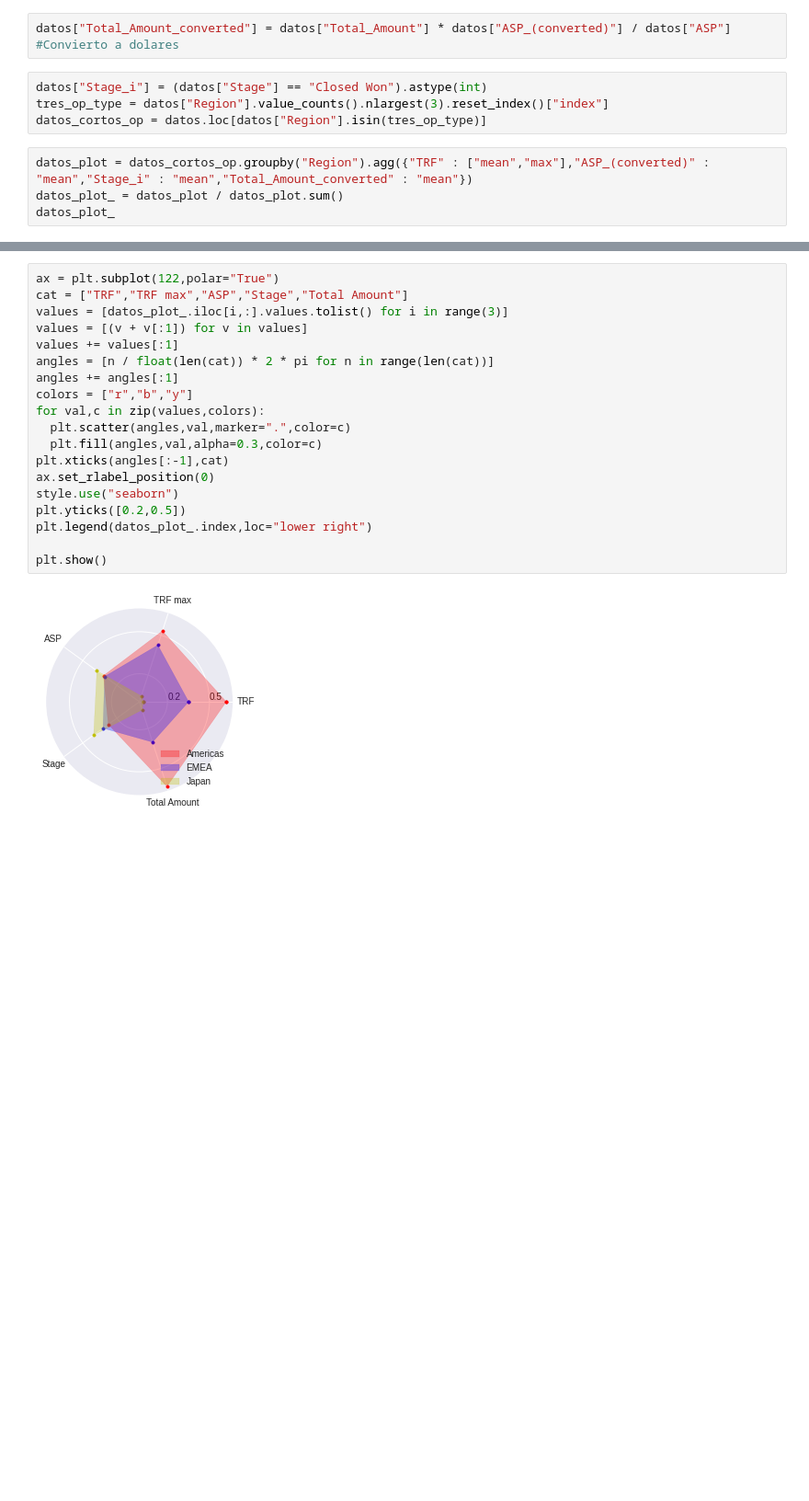
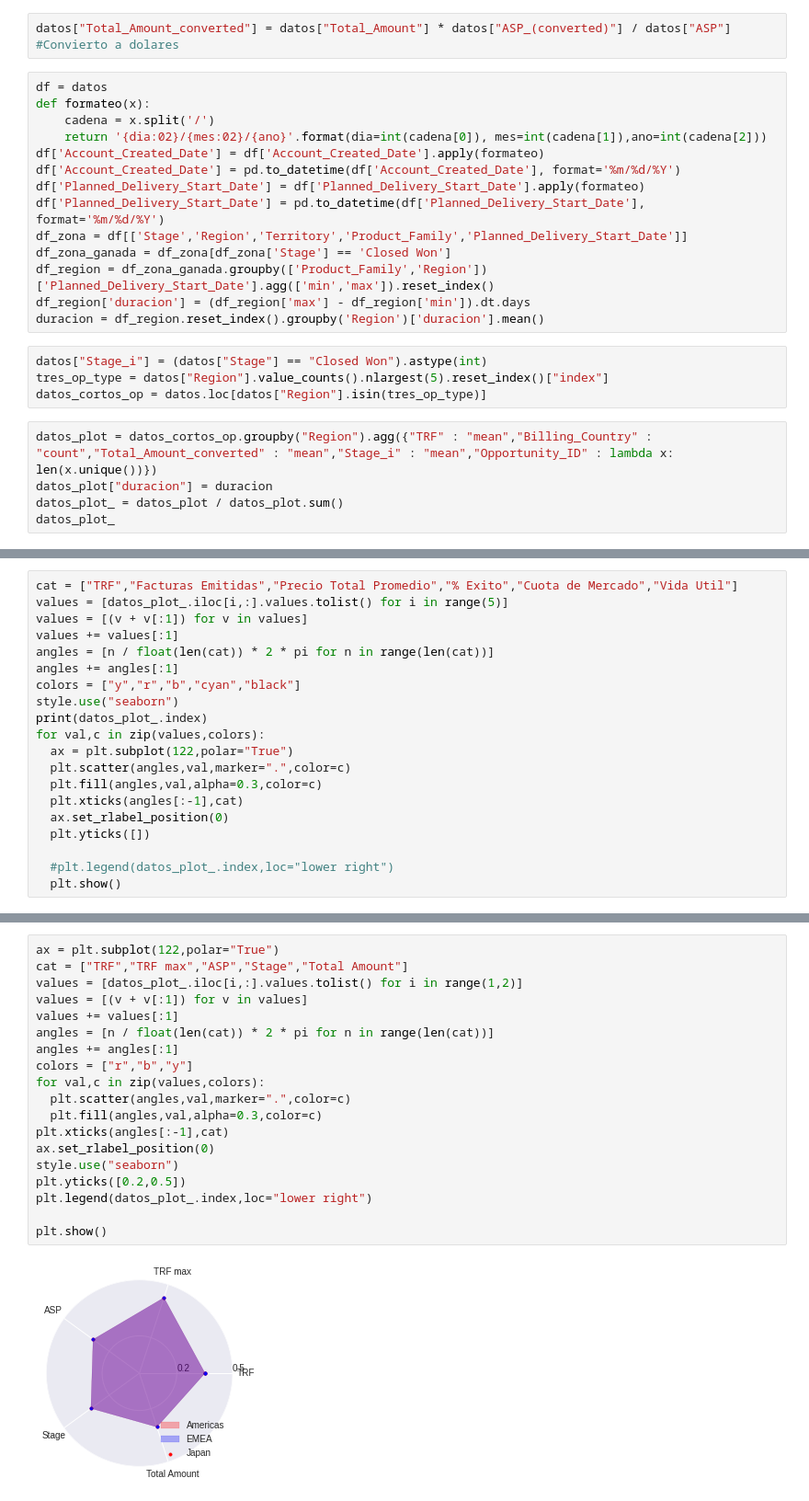
Before and after one commit to gianbelinche/TP1-OrgaDeDatos, a Jupyter notebook: Insights/radar chart.ipynb, the cells around one changed output, grey strips where cells are left out. Shown: that part at 92% size. Saved outputs shown, nothing was run; the diff lists cells and outputs as text; blank space fills up the shorter version.

```diff
--- a/Insights/radar chart.ipynb
+++ b/Insights/radar chart.ipynb
@@ -15,12 +15,27 @@ from math import pi
 datos = datos.loc[datos["ASP"] != 0]
 # %%
 datos["Total_Amount_converted"] = datos["Total_Amount"] * datos["ASP_(converted)"] / datos["ASP"] #Convierto a dolares
+# %%
+df = datos
+def formateo(x):
+    cadena = x.split('/')
+    return '{dia:02}/{mes:02}/{ano}'.format(dia=int(cadena[0]), mes=int(cadena[1]),ano=int(cadena[2]))
+df['Account_Created_Date'] = df['Account_Created_Date'].apply(formateo)
+df['Account_Created_Date'] = pd.to_datetime(df['Account_Created_Date'], format='%m/%d/%Y')
+df['Planned_Delivery_Start_Date'] = df['Planned_Delivery_Start_Date'].apply(formateo)
+df['Planned_Delivery_Start_Date'] = pd.to_datetime(df['Planned_Delivery_Start_Date'], format='%m/%d/%Y')
+df_zona = df[['Stage','Region','Territory','Product_Family','Planned_Delivery_Start_Date']]
+df_zona_ganada = df_zona[df_zona['Stage'] == 'Closed Won']
+df_region = df_zona_ganada.groupby(['Product_Family','Region'])['Planned_Delivery_Start_Date'].agg(['min','max']).reset_index()
+df_region['duracion'] = (df_region['max'] - df_region['min']).dt.days
+duracion = df_region.reset_index().groupby('Region')['duracion'].mean()
 # %%
 datos["Stage_i"] = (datos["Stage"] == "Closed Won").astype(int)
-tres_op_type = datos["Region"].value_counts().nlargest(3).reset_index()["index"]
+tres_op_type = datos["Region"].value_counts().nlargest(5).reset_index()["index"]
 datos_cortos_op = datos.loc[datos["Region"].isin(tres_op_type)]
 # %%
-datos_plot = datos_cortos_op.groupby("Region").agg({"TRF" : ["mean","max"],"ASP_(converted)" : "mean","Stage_i" : "mean","Total_Amount_converted" : "mean"})
+datos_plot = datos_cortos_op.groupby("Region").agg({"TRF" : "mean","Billing_Country" : "count","Total_Amount_converted" : "mean","Stage_i" : "mean","Opportunity_ID" : lambda x: len(x.unique())})
+datos_plot["duracion"] = duracion
 datos_plot_ = datos_plot / datos_plot.sum()
 datos_plot_
 # %% [output]
@@ -32,0 +49,20 @@ datos_plot_
+# %%
+cat = ["TRF","Facturas Emitidas","Precio Total Promedio","% Exito","Cuota de Mercado","Vida Util"]
+values = [datos_plot_.iloc[i,:].values.tolist() for i in range(5)]
+values = [(v + v[:1]) for v in values]
+values += values[:1]
+angles = [n / float(len(cat)) * 2 * pi for n in range(len(cat))]
+angles += angles[:1]
+colors = ["y","r","b","cyan","black"]
+style.use("seaborn")
+print(datos_plot_.index)
+for val,c in zip(values,colors):
+  ax = plt.subplot(122,polar="True")
+  plt.scatter(angles,val,marker=".",color=c)
+  plt.fill(angles,val,alpha=0.3,color=c)
+  plt.xticks(angles[:-1],cat)
+  ax.set_rlabel_position(0)
+  plt.yticks([])
+
+  #plt.legend(datos_plot_.index,loc="lower right")
+  plt.show()
@@ -33,21 +76,21 @@ datos_plot_
 # %%
 ax = plt.subplot(122,polar="True")
 cat = ["TRF","TRF max","ASP","Stage","Total Amount"]
-values = [datos_plot_.iloc[i,:].values.tolist() for i in range(3)]
+values = [datos_plot_.iloc[i,:].values.tolist() for i in range(1,2)]
 values = [(v + v[:1]) for v in values]
 values += values[:1]
 angles = [n / float(len(cat)) * 2 * pi for n in range(len(cat))]
 angles += angles[:1]
 colors = ["r","b","y"]
 for val,c in zip(values,colors):
   plt.scatter(angles,val,marker=".",color=c)
   plt.fill(angles,val,alpha=0.3,color=c)
 plt.xticks(angles[:-1],cat)
 ax.set_rlabel_position(0)
 style.use("seaborn")
 plt.yticks([0.2,0.5])
 plt.legend(datos_plot_.index,loc="lower right")
 
 plt.show()
 # %% [output]
-[figure, old version]
+[figure, new version]
```
Also changed, not shown: parts of 2 cells of this notebook.
